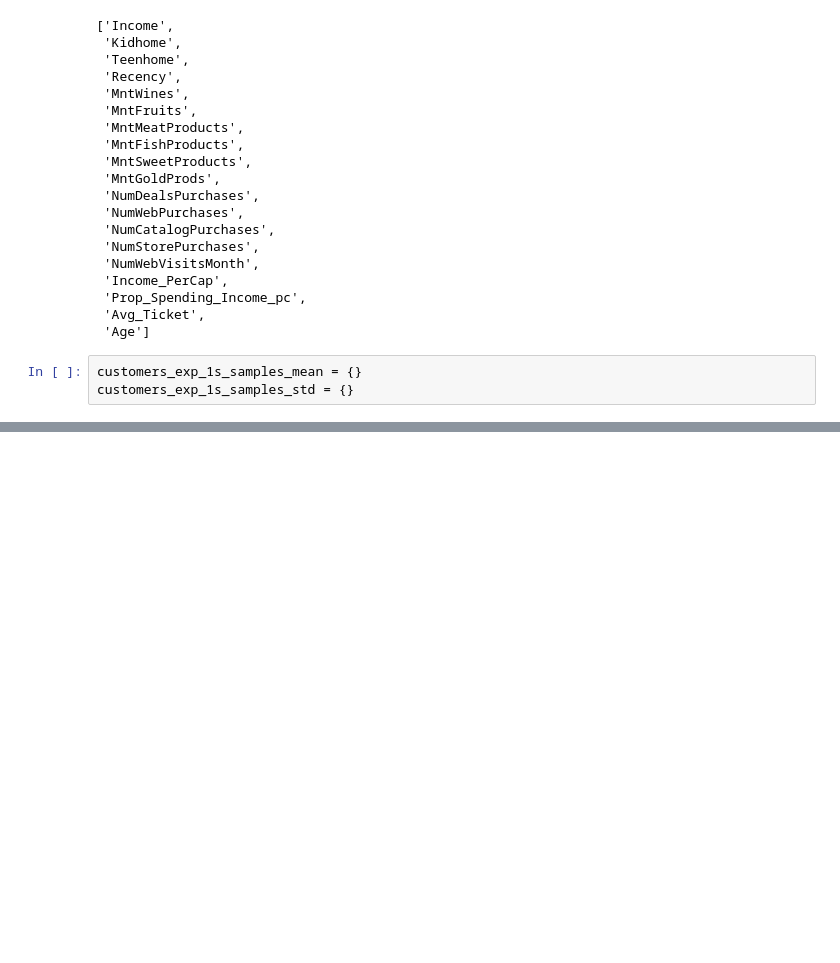
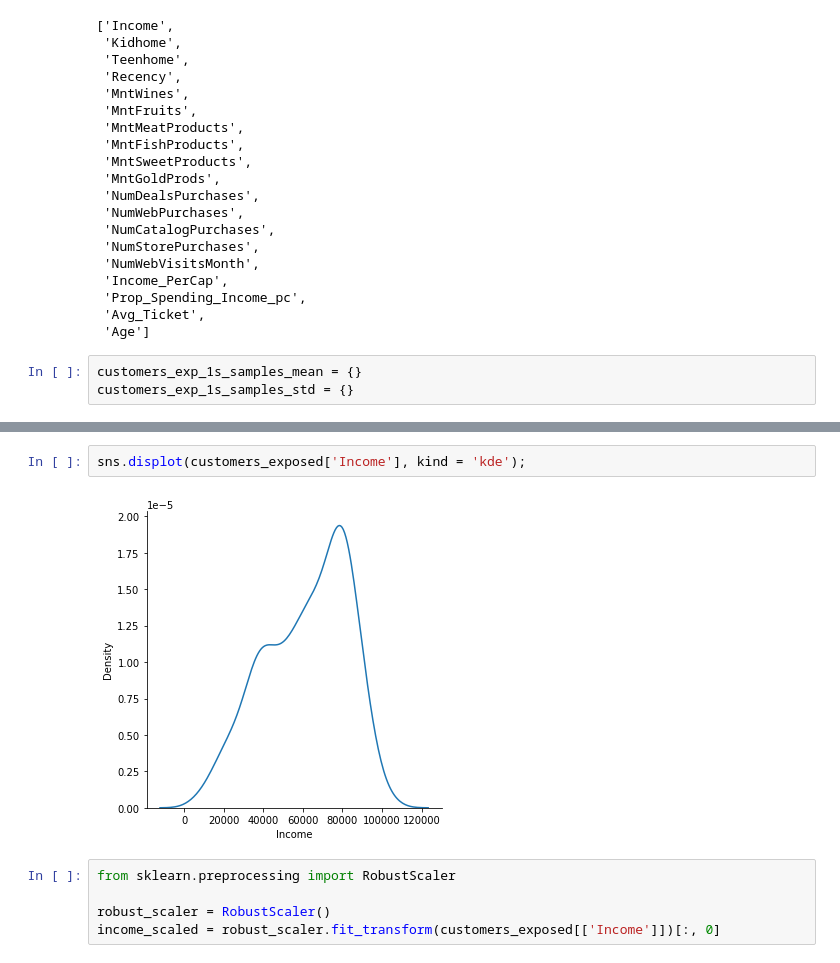
Before and after one commit to renanfmoises/consumer-behavior-analytics, a Jupyter notebook: notebooks/02. Consumer Behavior Analytics - Data Analysis (part 2A).ipynb, the cells around one changed output, grey strips where cells are left out. Saved outputs shown, nothing was run; the diff lists cells and outputs as text; blank space fills up the shorter version.

```diff
--- a/notebooks/02. Consumer Behavior Analytics - Data Analysis (part 2A).ipynb
+++ b/notebooks/02. Consumer Behavior Analytics - Data Analysis (part 2A).ipynb
@@ -96,0 +103,9 @@ sns.displot(customers_exp_1s_samples_mean['Income'], kind = 'kde');
+# %%
+sns.displot(customers_exposed['Income'], kind = 'kde');
+# %% [output]
+[figure, added]
+# %%
+from sklearn.preprocessing import RobustScaler
+
+robust_scaler = RobustScaler()
+income_scaled = robust_scaler.fit_transform(customers_exposed[['Income']])[:, 0]
```
Also changed, not shown: parts of 4 cells of this notebook, 1 other file.
